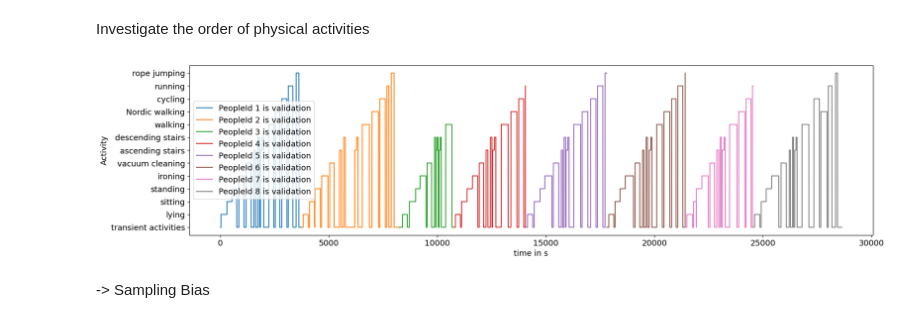
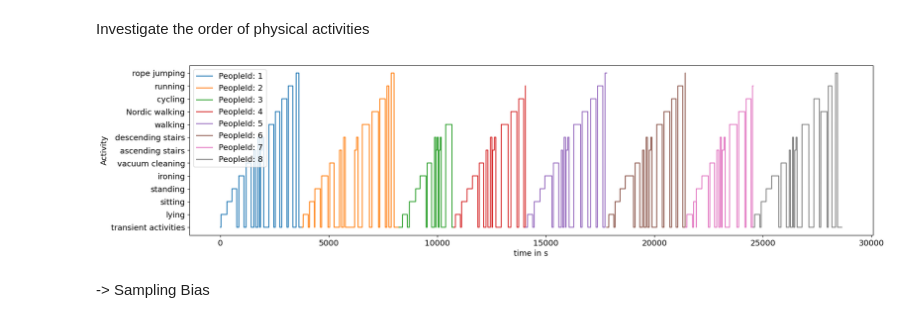
Before and after one commit to Tomson909/PhysicalActivity, a Jupyter notebook: 1_DatasetCharacteristics/exploratory_data_analysis.ipynb, the cells around one changed output. Cells and saved outputs as stored; diff of their text form; code cells hidden in the pictures.

```diff
--- a/1_DatasetCharacteristics/exploratory_data_analysis.ipynb
+++ b/1_DatasetCharacteristics/exploratory_data_analysis.ipynb
@@ -191,17 +191,17 @@ Investigate the order of physical activities
 # %%
 plt.figure(figsize=(20,5))
 t = np.array([0.01*i for i in range(len(df))])
 people_ids = np.unique(df['PeopleId'])
 for i in people_ids:
   mask = (df['PeopleId'] == i)
-  plt.plot(t[mask], df[mask]['activityID'], label = 'PeopleId ' +str(i)+ ' is validation' )
+  plt.plot(t[mask], df[mask]['activityID'], label = 'PeopleId: ' +str(i) )
 
 plt.legend()
 plt.ylabel('Activity')
 plt.xlabel('time in s')
 plt.show()
 # %% [output]
-[figure, old version]
+[figure, new version]
 # %% [markdown]
 -> Sampling Bias
 # %% [markdown]
```
Also changed, not shown: 2 other files.
